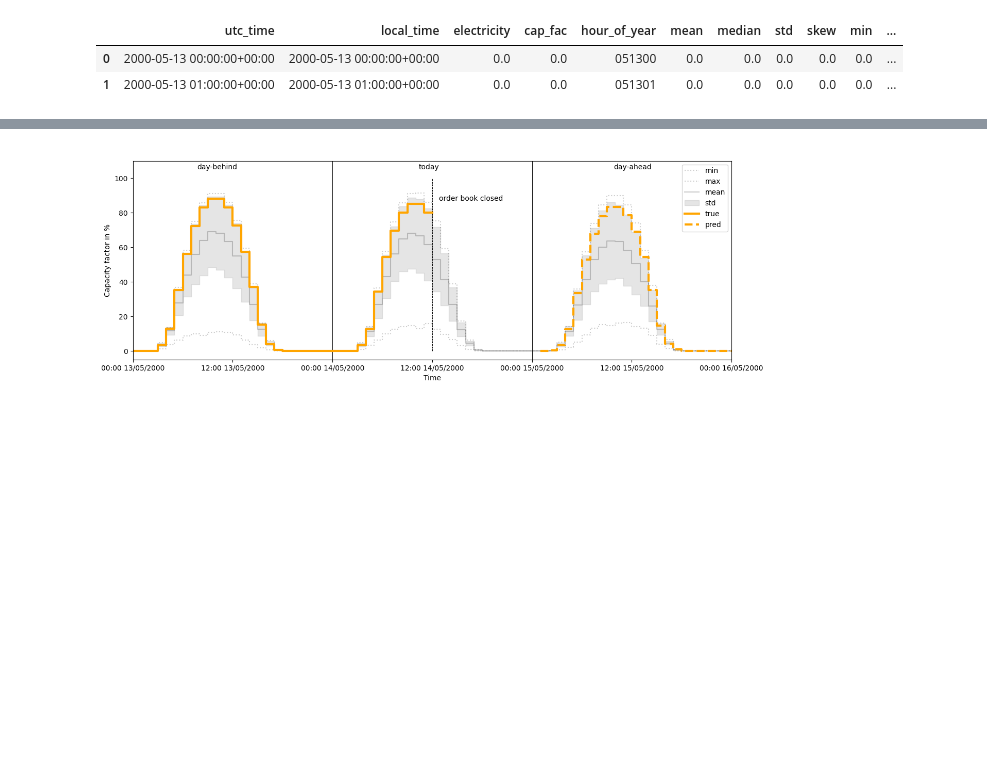
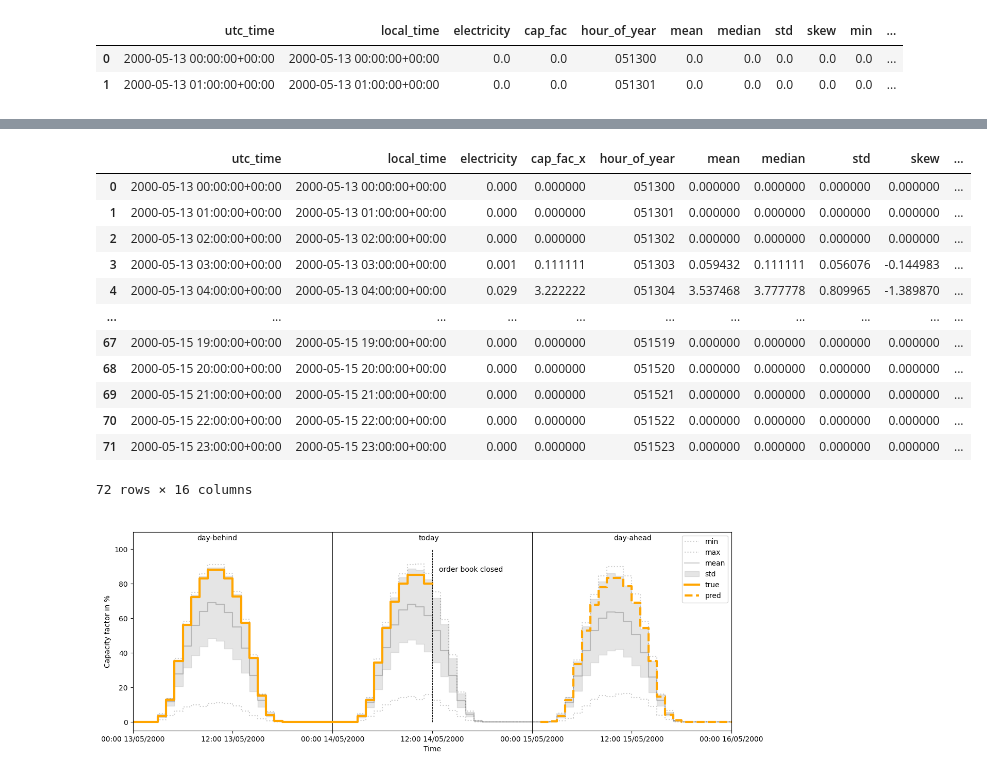
Before and after one commit to jerome-roeser/advanced-power-forecast, a Jupyter notebook: notebooks/hoernsch.ipynb, the cells around one changed output, grey strips where cells are left out. Saved outputs shown, nothing was run; the diff lists cells and outputs as text; code cells hidden in the pictures; blank space fills up the shorter version.

```diff
--- a/notebooks/hoernsch.ipynb
+++ b/notebooks/hoernsch.ipynb
@@ -418,5 +418,9 @@ plot_df.head(2)
 |  | utc_time | local_time | electricity | cap_fac | hour_of_year | mean | median | std | skew | min | ... |
 | 0 | 2000-05-13 00:00:00+00:00 | 2000-05-13 00:00:00+00:00 | 0.0 | 0.0 | 051300 | 0.0 | 0.0 | 0.0 | 0.0 | 0.0 | ... |
 | 1 | 2000-05-13 01:00:00+00:00 | 2000-05-13 01:00:00+00:00 | 0.0 | 0.0 | 051301 | 0.0 | 0.0 | 0.0 | 0.0 | 0.0 | ... |
-# %%
-plot_df['pred'] = plot_df.cap_fac
+# %%
+#plot_df['pred'] = plot_df.cap_fac
+pred_df = plot_df[['utc_time','cap_fac']].iloc[-24:]
+pred_df = pred_df.rename(columns={'cap_fac':'pred'})
+pred_df.head()
+#pred_df.shape
@@ -423,3 +434,20 @@ plot_df['pred'] = plot_df.cap_fac
+# %%
+plot_df = pd.merge(plot_df, pred_df, on='utc_time', how='left')
+plot_df.head(72)
+# %% [output]
+|  | utc_time | local_time | electricity | cap_fac_x | hour_of_year | mean | median | std | skew | ... |
+| 0 | 2000-05-13 00:00:00+00:00 | 2000-05-13 00:00:00+00:00 | 0.000 | 0.000000 | 051300 | 0.000000 | 0.000000 | 0.000000 | 0.000000 | ... |
+| 1 | 2000-05-13 01:00:00+00:00 | 2000-05-13 01:00:00+00:00 | 0.000 | 0.000000 | 051301 | 0.000000 | 0.000000 | 0.000000 | 0.000000 | ... |
+| 2 | 2000-05-13 02:00:00+00:00 | 2000-05-13 02:00:00+00:00 | 0.000 | 0.000000 | 051302 | 0.000000 | 0.000000 | 0.000000 | 0.000000 | ... |
+| 3 | 2000-05-13 03:00:00+00:00 | 2000-05-13 03:00:00+00:00 | 0.001 | 0.111111 | 051303 | 0.059432 | 0.111111 | 0.056076 | -0.144983 | ... |
+| 4 | 2000-05-13 04:00:00+00:00 | 2000-05-13 04:00:00+00:00 | 0.029 | 3.222222 | 051304 | 3.537468 | 3.777778 | 0.809965 | -1.389870 | ... |
+| ... | ... | ... | ... | ... | ... | ... | ... | ... | ... | ... |
+| 67 | 2000-05-15 19:00:00+00:00 | 2000-05-15 19:00:00+00:00 | 0.000 | 0.000000 | 051519 | 0.000000 | 0.000000 | 0.000000 | 0.000000 | ... |
+| 68 | 2000-05-15 20:00:00+00:00 | 2000-05-15 20:00:00+00:00 | 0.000 | 0.000000 | 051520 | 0.000000 | 0.000000 | 0.000000 | 0.000000 | ... |
+| 69 | 2000-05-15 21:00:00+00:00 | 2000-05-15 21:00:00+00:00 | 0.000 | 0.000000 | 051521 | 0.000000 | 0.000000 | 0.000000 | 0.000000 | ... |
+| 70 | 2000-05-15 22:00:00+00:00 | 2000-05-15 22:00:00+00:00 | 0.000 | 0.000000 | 051522 | 0.000000 | 0.000000 | 0.000000 | 0.000000 | ... |
+| 71 | 2000-05-15 23:00:00+00:00 | 2000-05-15 23:00:00+00:00 | 0.000 | 0.000000 | 051523 | 0.000000 | 0.000000 | 0.000000 | 0.000000 | ... |
+72 rows × 16 columns
 # %%
 import matplotlib.dates as dates
 
```
Also changed, not shown: parts of 4 cells of this notebook, 2 other files.
